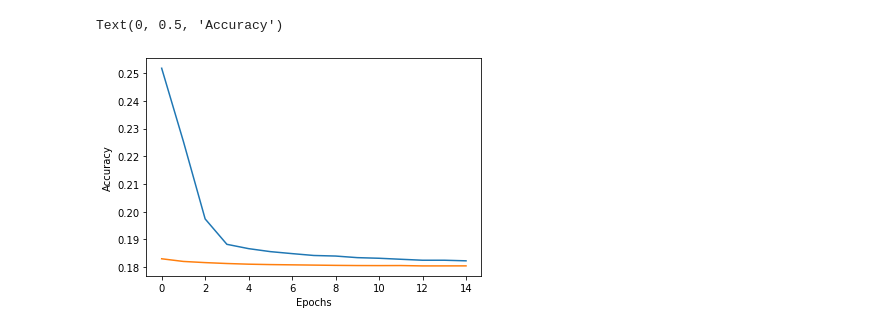
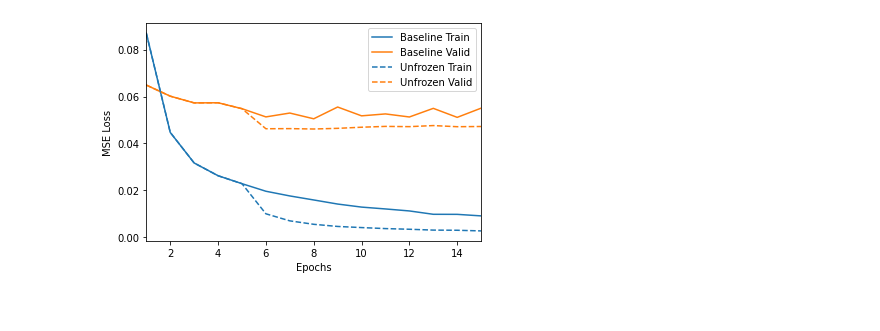
Before and after one commit to SinaPourSoltani/Visuomotor-Behaviour-Cloning, a Jupyter notebook: Figures/loss_graph/loss_graph.ipynb, the cells around one changed output. Drawn from its saved outputs; the diff is of its cells as text; code cells hidden in the pictures.

Commit message:
Added new figure

```diff
--- a/Figures/loss_graph/loss_graph.ipynb
+++ b/Figures/loss_graph/loss_graph.ipynb
@@ -4,24 +4,46 @@ import matplotlib.pyplot as plt
 import numpy as np
 import json
 # %%
+x = list(range(1, 16))
 
-
-with open(file) as json_file:
+with open("summary_final_baseline_2_0_unfrozen_from_5_17-10-38") as json_file:
     summary = json.load(json_file)
-    train_loss = summary["Train losses"]
+    train_loss = summary["Train loss"]
     val_loss = summary["Test loss"]
 
     fig = plt.figure(1)
-    plt.plot(train_loss[:15])
-    plt.plot(val_loss[:15])
-    plt.plot(train_loss[:5] + train_loss[15:25])
-    plt.plot(val_loss[:5] + val_loss[15:25])
+    plt.plot(x, train_loss[:15])
+    plt.plot(x, val_loss[:15])
+    plt.plot(x, train_loss[:5] + train_loss[15:25])
+    plt.plot(x, val_loss[:5] + val_loss[15:25])
 
 
 
 plt.xlabel("Epochs")
-plt.ylabel("Accuracy")
-plt.legends(["Baseline Train", "Baseline Valid", "Unfrozen Train", "Unfrozen Valid"])
+plt.ylabel("MSE Loss")
+plt.xlim([1, 15])
+plt.legend(["Baseline Train", "Baseline Valid", "Unfrozen Train", "Unfrozen Valid"])
+fig.savefig('loss_baseline_freeze.png')
-# %% [output]
-Text(0, 0.5, 'Accuracy')
-[figure, removed]
+# %%
+x = list(range(1, 16))
+
+with open("summary_final_baseline_2_0_unfrozen_from_5_17-10-38") as json_file:
+    summary = json.load(json_file)
+    train_loss = summary["Train loss"]
+    val_loss = summary["Test loss"]
+
+    fig = plt.figure(1)
+    plt.plot(x, train_loss[:15], color='C0')
+    plt.plot(x, val_loss[:15], color='C1')
+    plt.plot(x, train_loss[:5] + train_loss[15:25], color='C0', linestyle='dashed')
+    plt.plot(x, val_loss[:5] + val_loss[15:25], color='C1', linestyle='dashed')
+
+
+
+plt.xlabel("Epochs")
+plt.ylabel("MSE Loss")
+plt.xlim([1, 15])
+plt.legend(["Baseline Train", "Baseline Valid", "Unfrozen Train", "Unfrozen Valid"])
+fig.savefig('loss_baseline_freeze.png')
+# %% [output]
+[figure, added]
```
Also changed, not shown: 7 other files.
